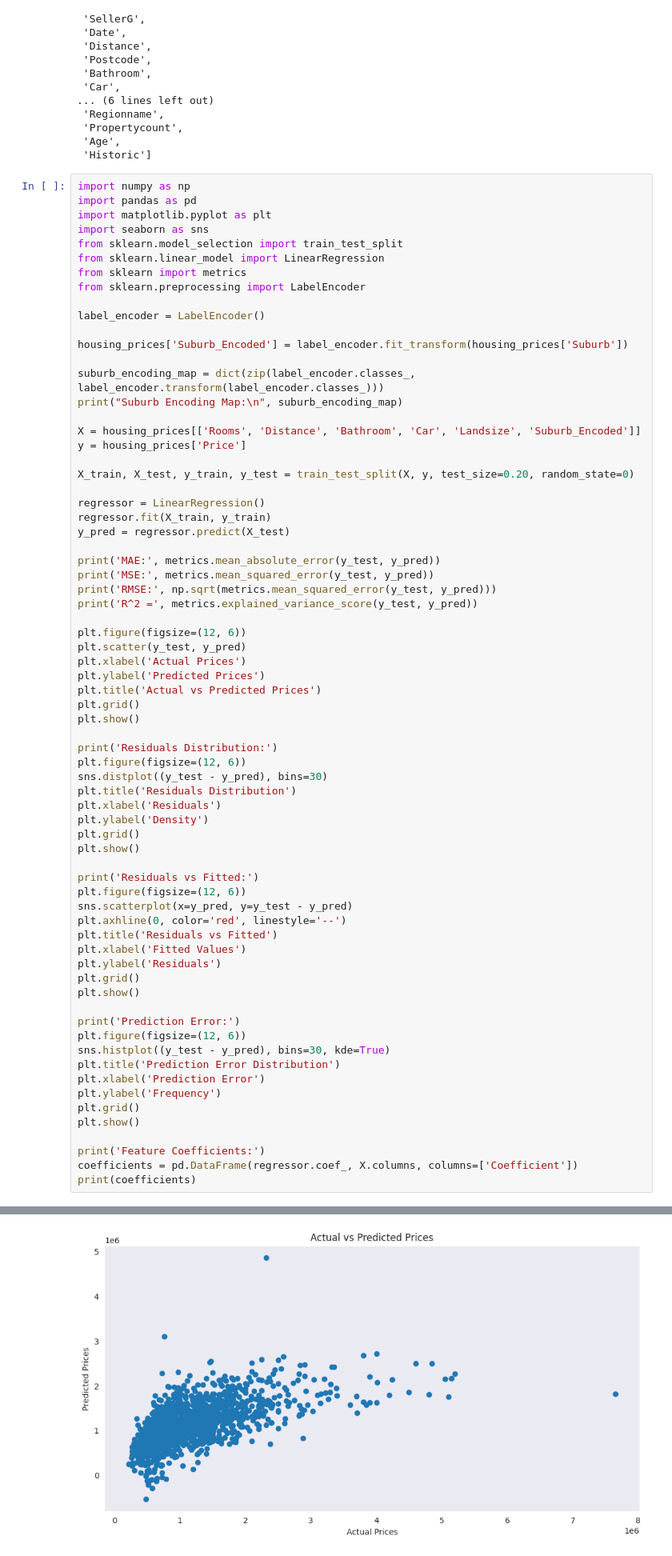
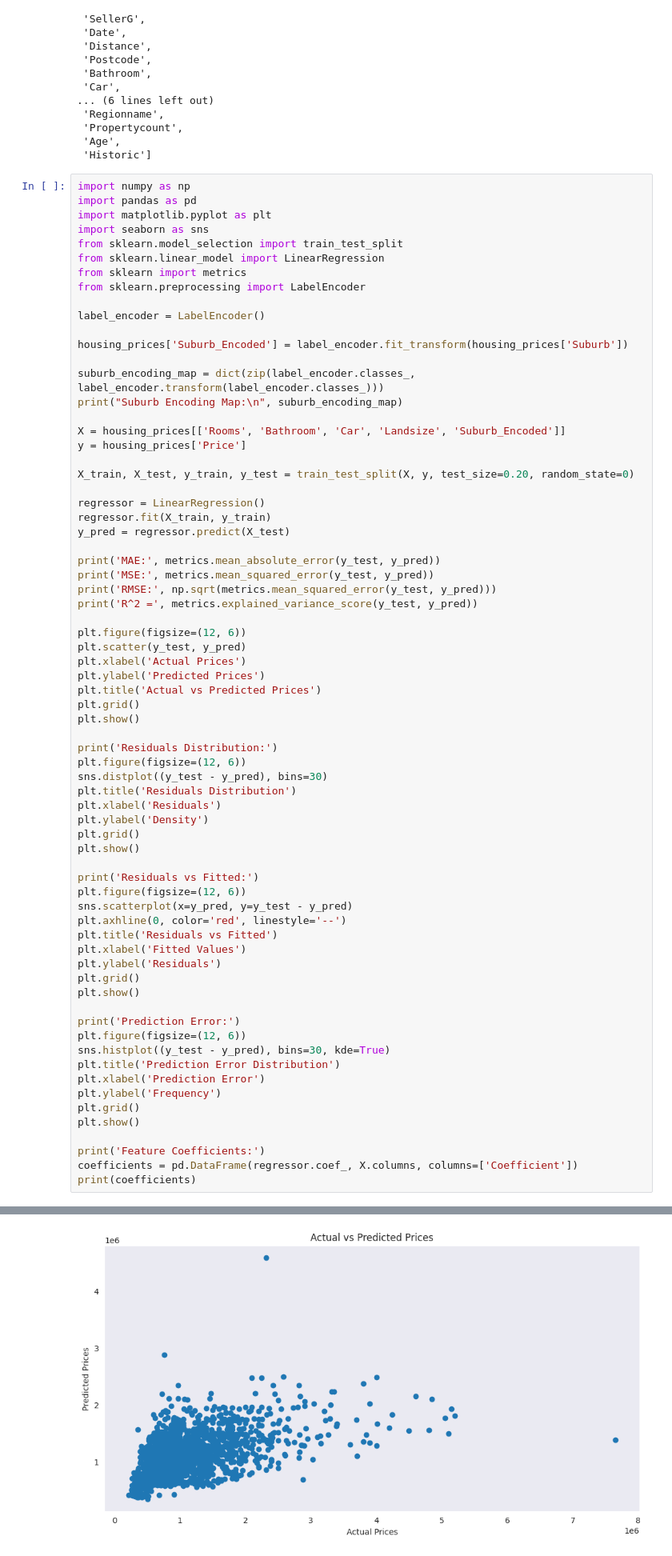
Before and after one commit to pasangimhana/realty-now, a Jupyter notebook: backend/Full_Housing_Market.ipynb, the cells around one changed output, grey strips where cells are left out. Shown at 80% size. Cells and saved outputs as stored; diff of their text form.

```diff
--- a/backend/Full_Housing_Market.ipynb
+++ b/backend/Full_Housing_Market.ipynb
@@ -383,7 +383,7 @@ housing_prices['Suburb_Encoded'] = label_encoder.fit_transform(housing_prices['S
 suburb_encoding_map = dict(zip(label_encoder.classes_, label_encoder.transform(label_encoder.classes_)))
 print("Suburb Encoding Map:\n", suburb_encoding_map)
 
-X = housing_prices[['Rooms', 'Distance', 'Bathroom', 'Car', 'Landsize', 'Suburb_Encoded']]
+X = housing_prices[['Rooms', 'Bathroom', 'Car', 'Landsize', 'Suburb_Encoded']]
 y = housing_prices['Price']
 
 X_train, X_test, y_train, y_test = train_test_split(X, y, test_size=0.20, random_state=0)
@@ -446,4 +446,4 @@ R^2 = 0.38797215282960207
-[figure, old version]
+[figure, new version]
 Residuals Distribution:
 `distplot` is a deprecated function and will be removed in seaborn v0.14.0.
 
```
Also changed, not shown: parts of 2 cells of this notebook, 4 other files.
